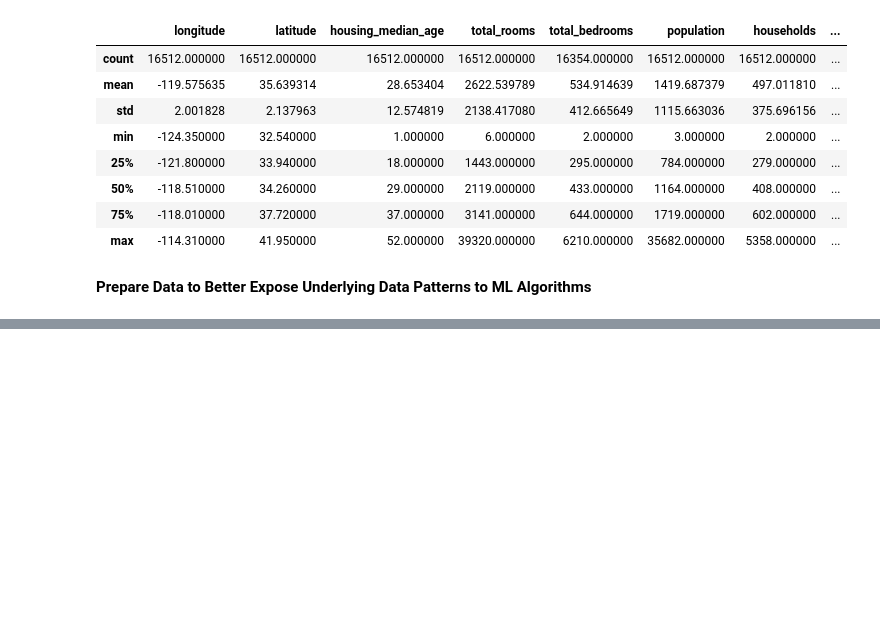
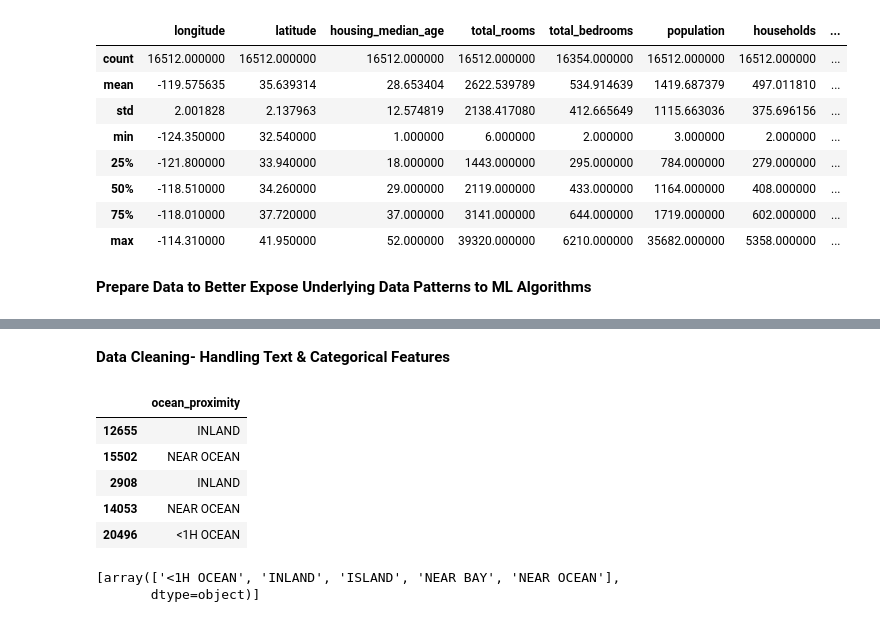
Before and after one commit to TrevorDewalt/End2EndMLproject, a Jupyter notebook: Ca_Housing.ipynb, the cells around one changed output, grey strips where cells are left out. Drawn from its saved outputs; the diff is of its cells as text; code cells hidden in the pictures; blank space fills up the shorter version.

```diff
--- a/Ca_Housing.ipynb
+++ b/Ca_Housing.ipynb
@@ -455,3 +455,10 @@ housing.describe()
 | max | -114.310000 | 41.950000 | 52.000000 | 39320.000000 | 6210.000000 | 35682.000000 | 5358.000000 | ... |
 # %% [markdown]
 **Prepare Data to Better Expose Underlying Data Patterns to ML Algorithms**
+# %%
+"""
+Revert back to clean training set. Seperate predictors and target values.
+Note- drop() creates a copy of the data and does not affect strat_train_set
+"""
+housing = strat_train_set.drop('median_house_value', axis=1)
+housing_labels = strat_train_set['median_house_value'].copy()
@@ -457,0 +532,13 @@ housing.describe()
+# %% [markdown]
+**Data Cleaning- Handling Text & Categorical Features**
+# %%
+# Note ocean_proximity is a categorical feature not atbitraty text
+housing_cat = housing[['ocean_proximity']]
+housing_cat.head(5)
+# %% [output]
+|  | ocean_proximity |
+| 12655 | INLAND |
+| 15502 | NEAR OCEAN |
+| 2908 | INLAND |
+| 14053 | NEAR OCEAN |
+| 20496 | <1H OCEAN |
@@ -457,0 +554,6 @@ housing.describe()
+# %%
+# Get list of Categories using categories_ instance
+ordinal_encoder.categories_
+# %% [output]
+[array(['<1H OCEAN', 'INLAND', 'ISLAND', 'NEAR BAY', 'NEAR OCEAN'],
+       dtype=object)]
```
Also changed, not shown: parts of 12 cells of this notebook.
